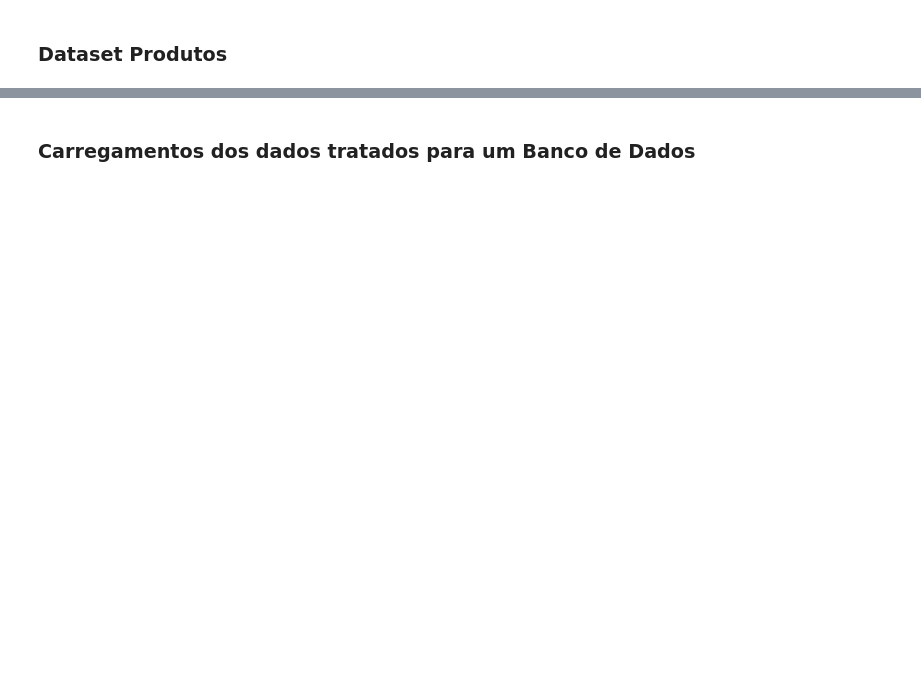
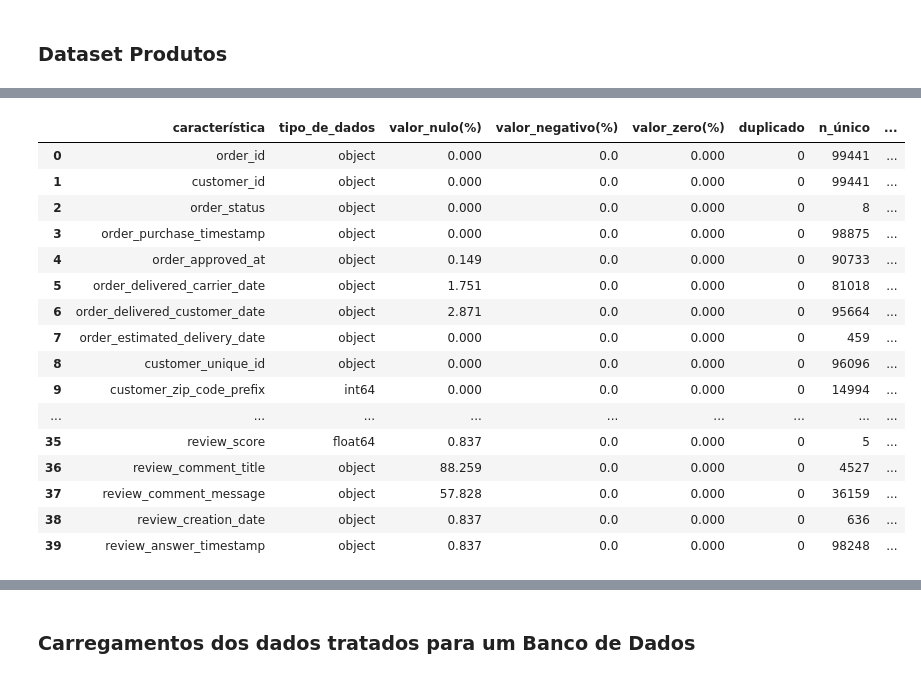
Before and after one commit to leonildolinck/Projeto-Ecossistema-de-BigData, a Jupyter notebook: Projeto-BigData.ipynb, the cells around one changed output, grey strips where cells are left out. Saved outputs shown, nothing was run; the diff lists cells and outputs as text; code cells hidden in the pictures; blank space fills up the shorter version.

Commit message:
Update Projeto-BigData.ipynb
Atualização do projeto com as funçoes de todos os dataset e seus insigts

```diff
--- a/Projeto-BigData.ipynb
+++ b/Projeto-BigData.ipynb
@@ -204,0 +208,3 @@ df_payments.head(10)
+# %%
+df_payments['payment_type'] = df_payments['payment_type'].str.replace('_', ' ').str.title()
+df_payments[df_payments['payment_value']==0]
@@ -218,0 +420,3 @@ df_products.head(10)
+# %%
+# Substituir "_" por espaços e converter para maiúscula na primeira letra de cada palavra
+df_cat['product_category_name_english'] = df_cat['product_category_name_english'].str.replace('_', ' ').str.title()
@@ -224,0 +499,18 @@ df_name.head(10)
+# %%
+# Mesclar df_sellers com colunas relevantes de df_geolocation
+df_sellers = df_sellers.merge(df_geolocation[['geolocation_zip_code_prefix', 'geolocation_city']].drop_duplicates(),
+                              left_on='seller_zip_code_prefix',
+                              right_on='geolocation_zip_code_prefix',
+                              how='left')
+
+# Preencher valores ausentes em geolocation_city com o seller_city em formato de título
+df_sellers['geolocation_city'].fillna(df_sellers['seller_city'].str.title(), inplace=True)
+
+# Atualizar seller_city com os valores de geolocation_city
+df_sellers['seller_city'] = df_sellers['geolocation_city']
+
+# Descartar colunas desnecessárias do DataFrame mesclado
+df_sellers.drop(columns=['geolocation_zip_code_prefix', 'geolocation_city'], inplace=True)
+
+# Exibir as primeiras linhas do DataFrame atualizado
+df_sellers.head()
@@ -224,0 +519,11 @@ df_name.head(10)
+# %%
+df = pd.merge(df_orders, df_customers, on='customer_id', how='left')
+df = df.merge(df_items, on='order_id', how='left')
+df = df.merge(df_sellers, on='seller_id', how='left')
+df = df.merge(df_products, on='product_id', how='left')
+df = df.merge(df_cat, on='product_category_name', how='left')
+df = df.merge(df_payments, on='order_id', how='left')
+df = df.merge(df_reviews, on='order_id', how='left')
+
+print('Dados :',df.shape)
+display(df.head())
@@ -224,0 +539,20 @@ df_name.head(10)
+# %%
+analise(df)
+# %% [output]
+|  | característica | tipo_de_dados | valor_nulo(%) | valor_negativo(%) | valor_zero(%) | duplicado | n_único | ... |
+| 0 | order_id | object | 0.000 | 0.0 | 0.000 | 0 | 99441 | ... |
+| 1 | customer_id | object | 0.000 | 0.0 | 0.000 | 0 | 99441 | ... |
+| 2 | order_status | object | 0.000 | 0.0 | 0.000 | 0 | 8 | ... |
+| 3 | order_purchase_timestamp | object | 0.000 | 0.0 | 0.000 | 0 | 98875 | ... |
+| 4 | order_approved_at | object | 0.149 | 0.0 | 0.000 | 0 | 90733 | ... |
+| 5 | order_delivered_carrier_date | object | 1.751 | 0.0 | 0.000 | 0 | 81018 | ... |
+| 6 | order_delivered_customer_date | object | 2.871 | 0.0 | 0.000 | 0 | 95664 | ... |
+| 7 | order_estimated_delivery_date | object | 0.000 | 0.0 | 0.000 | 0 | 459 | ... |
+| 8 | customer_unique_id | object | 0.000 | 0.0 | 0.000 | 0 | 96096 | ... |
+| 9 | customer_zip_code_prefix | int64 | 0.000 | 0.0 | 0.000 | 0 | 14994 | ... |
+| ... | ... | ... | ... | ... | ... | ... | ... | ... |
+| 35 | review_score | float64 | 0.837 | 0.0 | 0.000 | 0 | 5 | ... |
+| 36 | review_comment_title | object | 88.259 | 0.0 | 0.000 | 0 | 4527 | ... |
+| 37 | review_comment_message | object | 57.828 | 0.0 | 0.000 | 0 | 36159 | ... |
+| 38 | review_creation_date | object | 0.837 | 0.0 | 0.000 | 0 | 636 | ... |
+| 39 | review_answer_timestamp | object | 0.837 | 0.0 | 0.000 | 0 | 98248 | ... |
```
Also changed, not shown: parts of 74 cells of this notebook.
